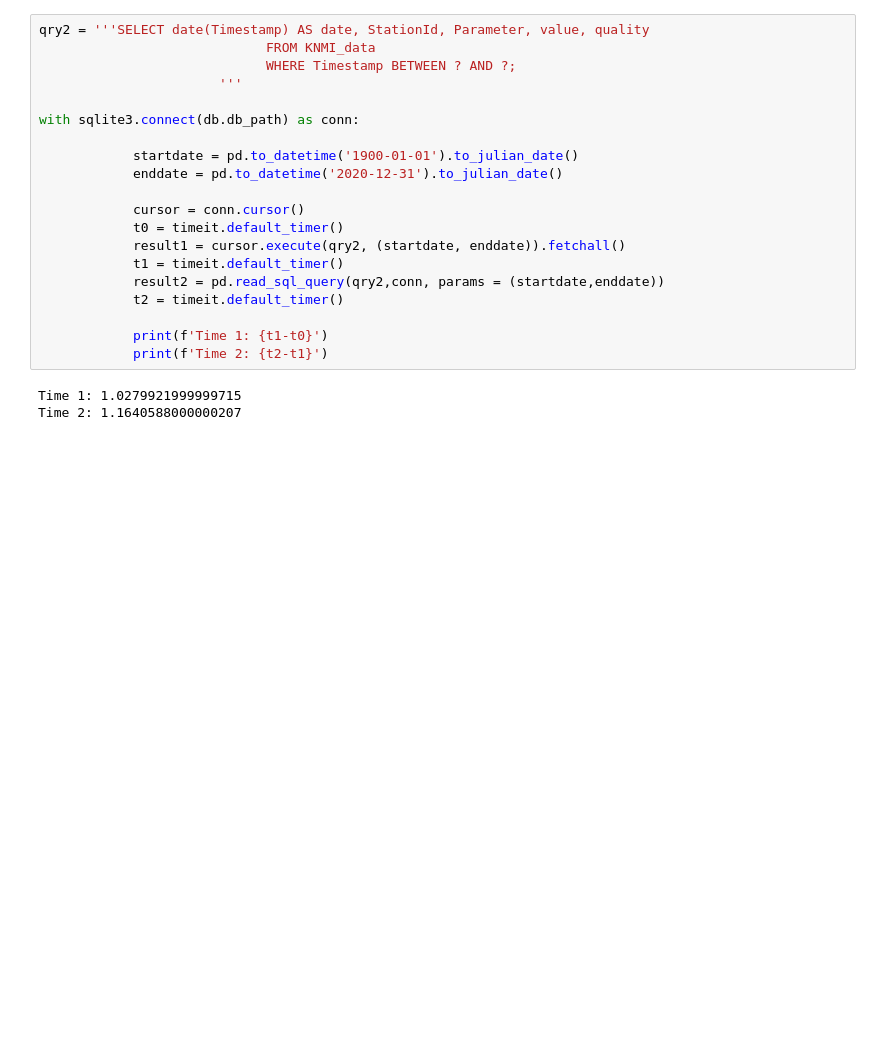
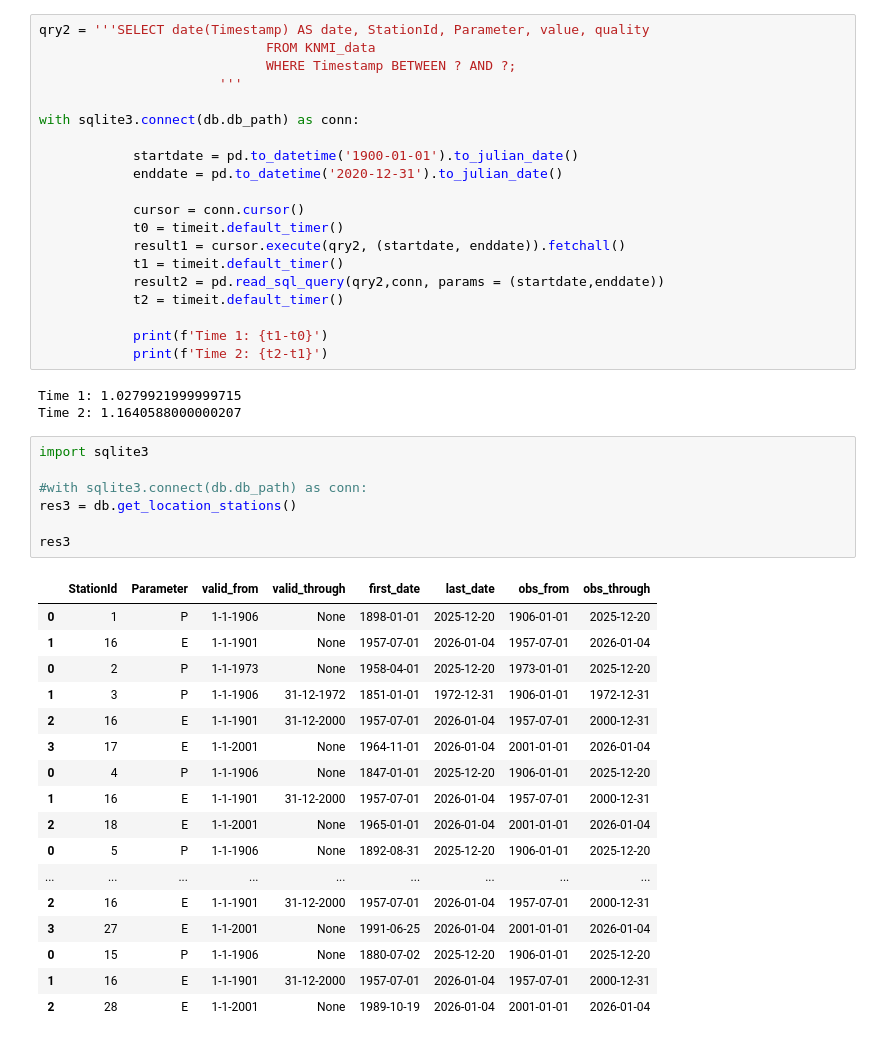
Before and after one commit to mvandenbrink-git/knmi-p13, a Jupyter notebook: Oefenen en proberen.ipynb, the cells around one changed output. Saved outputs shown, nothing was run; the diff lists cells and outputs as text; blank space fills up the shorter version.

```diff
--- a/Oefenen en proberen.ipynb
+++ b/Oefenen en proberen.ipynb
@@ -97,3 +105,28 @@ with sqlite3.connect(db.db_path) as conn:
 # %% [output]
 Time 1: 1.0279921999999715
 Time 2: 1.1640588000000207
+# %%
+import sqlite3
+
+#with sqlite3.connect(db.db_path) as conn:
+res3 = db.get_location_stations()
+
+res3
+# %% [output]
+|  | StationId | Parameter | valid_from | valid_through | first_date | last_date | obs_from | obs_through |
+| 0 | 1 | P | 1-1-1906 | None | 1898-01-01 | 2025-12-20 | 1906-01-01 | 2025-12-20 |
+| 1 | 16 | E | 1-1-1901 | None | 1957-07-01 | 2026-01-04 | 1957-07-01 | 2026-01-04 |
+| 0 | 2 | P | 1-1-1973 | None | 1958-04-01 | 2025-12-20 | 1973-01-01 | 2025-12-20 |
+| 1 | 3 | P | 1-1-1906 | 31-12-1972 | 1851-01-01 | 1972-12-31 | 1906-01-01 | 1972-12-31 |
+| 2 | 16 | E | 1-1-1901 | 31-12-2000 | 1957-07-01 | 2026-01-04 | 1957-07-01 | 2000-12-31 |
+| 3 | 17 | E | 1-1-2001 | None | 1964-11-01 | 2026-01-04 | 2001-01-01 | 2026-01-04 |
+| 0 | 4 | P | 1-1-1906 | None | 1847-01-01 | 2025-12-20 | 1906-01-01 | 2025-12-20 |
+| 1 | 16 | E | 1-1-1901 | 31-12-2000 | 1957-07-01 | 2026-01-04 | 1957-07-01 | 2000-12-31 |
+| 2 | 18 | E | 1-1-2001 | None | 1965-01-01 | 2026-01-04 | 2001-01-01 | 2026-01-04 |
+| 0 | 5 | P | 1-1-1906 | None | 1892-08-31 | 2025-12-20 | 1906-01-01 | 2025-12-20 |
+| ... | ... | ... | ... | ... | ... | ... | ... | ... |
+| 2 | 16 | E | 1-1-1901 | 31-12-2000 | 1957-07-01 | 2026-01-04 | 1957-07-01 | 2000-12-31 |
+| 3 | 27 | E | 1-1-2001 | None | 1991-06-25 | 2026-01-04 | 2001-01-01 | 2026-01-04 |
+| 0 | 15 | P | 1-1-1906 | None | 1880-07-02 | 2025-12-20 | 1906-01-01 | 2025-12-20 |
+| 1 | 16 | E | 1-1-1901 | 31-12-2000 | 1957-07-01 | 2026-01-04 | 1957-07-01 | 2000-12-31 |
+| 2 | 28 | E | 1-1-2001 | None | 1989-10-19 | 2026-01-04 | 2001-01-01 | 2026-01-04 |
```
Also changed, not shown: parts of 13 cells of this notebook, 6 other files.
